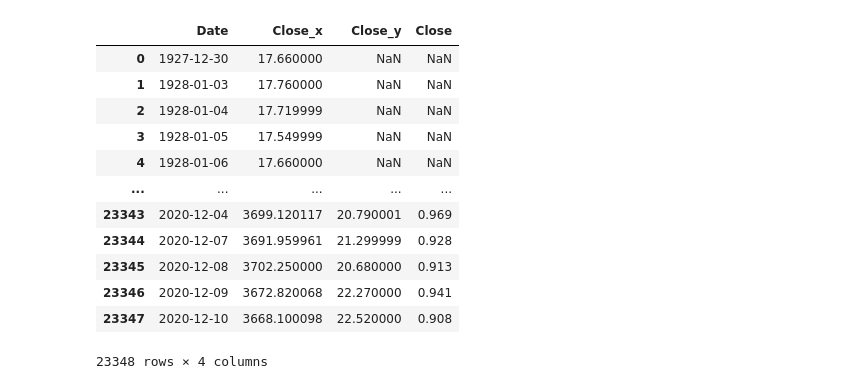
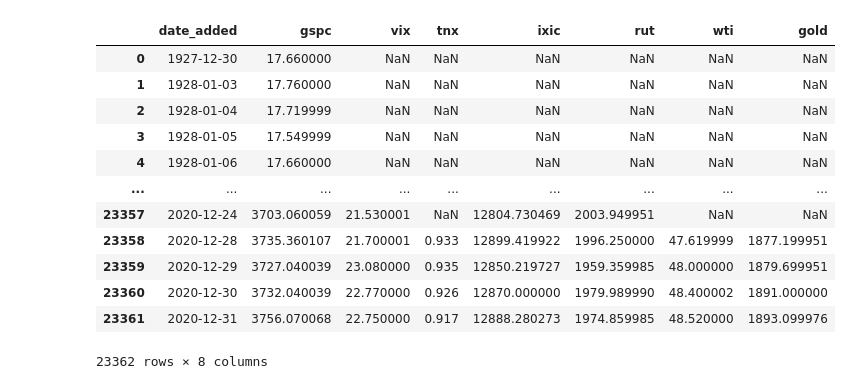
Before and after one commit to ksn38/fin, a Jupyter notebook: Untitled.ipynb, the cells around one changed output. Cells and saved outputs as stored; diff of their text form; code cells hidden in the pictures.

```diff
--- a/Untitled.ipynb
+++ b/Untitled.ipynb
@@ -34,3 +37,8 @@ VIX.head()
 | 2 | 1990-01-04 | 19.219999 |
 | 3 | 1990-01-05 | 20.110001 |
 | 4 | 1990-01-08 | 20.260000 |
+# %%
+NS = pd.read_csv('data/^IXIC.csv').dropna()
+NS = NS[['Date', 'Close']]
+NS.columns = ['date_added', 'ixic']
+NS.head()
@@ -36,0 +52,5 @@ VIX.head()
+# %%
+RU = pd.read_csv('data/^RUT.csv').dropna()
+RU = RU[['Date', 'Close']]
+RU.columns = ['date_added', 'rut']
+RU.head()
@@ -36,0 +64,5 @@ VIX.head()
+# %%
+WT = pd.read_csv('data/CL=F.csv').dropna()
+WT = WT[['Date', 'Close']]
+WT.columns = ['date_added', 'wti']
+WT.head()
@@ -36,0 +76,5 @@ VIX.head()
+# %%
+GO = pd.read_csv('data/GC=F.csv').dropna()
+GO = GO[['Date', 'Close']]
+GO.columns = ['date_added', 'gold']
+GO.head()
@@ -37,22 +88,26 @@ VIX.head()
 # %%
 # x = pd.concat([SP, VIX], axis=1)
-x = pd.merge(SP, VIX, how='left', on='Date')
-x = pd.merge(x, TR, how='left', on='Date')
+x = pd.merge(SP, VIX, how='left', on='date_added')
+x = pd.merge(x, TR, how='left', on='date_added')
+x = pd.merge(x, NS, how='left', on='date_added')
+x = pd.merge(x, RU, how='left', on='date_added')
+x = pd.merge(x, WT, how='left', on='date_added')
+x = pd.merge(x, GO, how='left', on='date_added')
 # x.Close = x.Close.fillna(0.855)
-x = x[:-1]
+# x = x[:-1]
 x
 # %% [output]
-|  | Date | Close_x | Close_y | Close |
-| 0 | 1927-12-30 | 17.660000 | NaN | NaN |
-| 1 | 1928-01-03 | 17.760000 | NaN | NaN |
-| 2 | 1928-01-04 | 17.719999 | NaN | NaN |
-| 3 | 1928-01-05 | 17.549999 | NaN | NaN |
-| 4 | 1928-01-06 | 17.660000 | NaN | NaN |
-| ... | ... | ... | ... | ... |
-| 23343 | 2020-12-04 | 3699.120117 | 20.790001 | 0.969 |
-| 23344 | 2020-12-07 | 3691.959961 | 21.299999 | 0.928 |
-| 23345 | 2020-12-08 | 3702.250000 | 20.680000 | 0.913 |
-| 23346 | 2020-12-09 | 3672.820068 | 22.270000 | 0.941 |
-| 23347 | 2020-12-10 | 3668.100098 | 22.520000 | 0.908 |
+|  | date_added | gspc | vix | tnx | ixic | rut | wti | gold |
+| 0 | 1927-12-30 | 17.660000 | NaN | NaN | NaN | NaN | NaN | NaN |
+| 1 | 1928-01-03 | 17.760000 | NaN | NaN | NaN | NaN | NaN | NaN |
+| 2 | 1928-01-04 | 17.719999 | NaN | NaN | NaN | NaN | NaN | NaN |
+| 3 | 1928-01-05 | 17.549999 | NaN | NaN | NaN | NaN | NaN | NaN |
+| 4 | 1928-01-06 | 17.660000 | NaN | NaN | NaN | NaN | NaN | NaN |
+| ... | ... | ... | ... | ... | ... | ... | ... | ... |
+| 23357 | 2020-12-24 | 3703.060059 | 21.530001 | NaN | 12804.730469 | 2003.949951 | NaN | NaN |
+| 23358 | 2020-12-28 | 3735.360107 | 21.700001 | 0.933 | 12899.419922 | 1996.250000 | 47.619999 | 1877.199951 |
+| 23359 | 2020-12-29 | 3727.040039 | 23.080000 | 0.935 | 12850.219727 | 1959.359985 | 48.000000 | 1879.699951 |
+| 23360 | 2020-12-30 | 3732.040039 | 22.770000 | 0.926 | 12870.000000 | 1979.989990 | 48.400002 | 1891.000000 |
+| 23361 | 2020-12-31 | 3756.070068 | 22.750000 | 0.917 | 12888.280273 | 1974.859985 | 48.520000 | 1893.099976 |
-23348 rows × 4 columns
+23362 rows × 8 columns
 # %%
```
Also changed, not shown: parts of 11 cells of this notebook, 12 other files.
